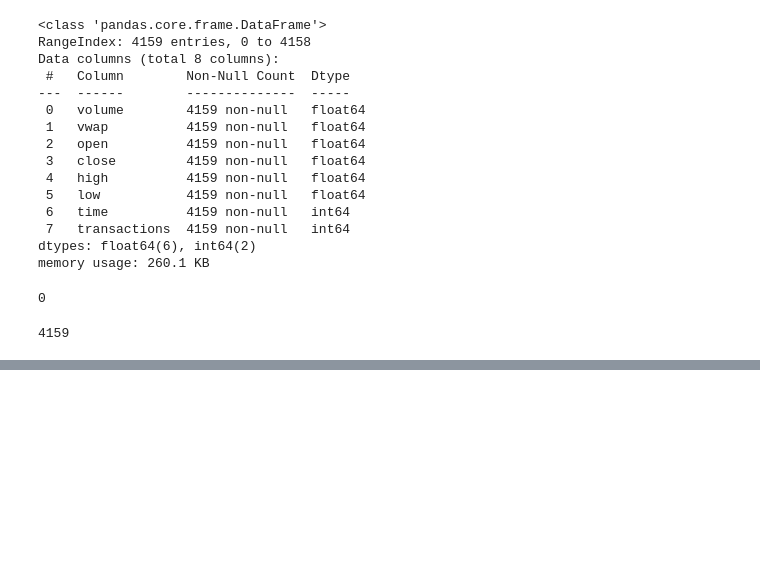
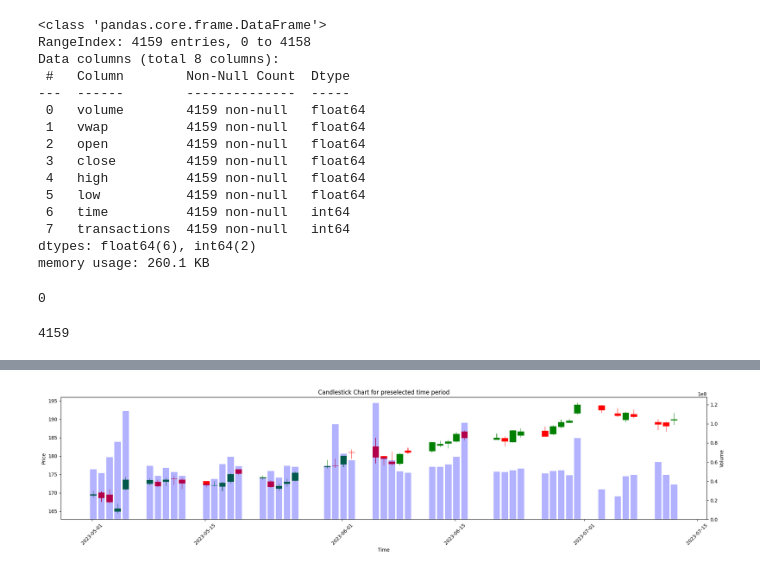
Before and after one commit to LeoBrOd/Course_in_Data_Analyse, a Jupyter notebook: Week_12_Applications_for_Data_Analysis/Day_3-4_Mini_Project_Days/Advanced_Statistical_Analysis_Of_Apple_Inc_Stock_Data/Week_12_Day_3_Mini_Project_Advanced_Statistical_Analysis_Of_Apple_Stock_Da.ipynb, the cells around one changed output, grey strips where cells are left out. Drawn from its saved outputs; the diff is of its cells as text; code cells hidden in the pictures; blank space fills up the shorter version.

```diff
--- a/Week_12_Applications_for_Data_Analysis/Day_3-4_Mini_Project_Days/Advanced_Statistical_Analysis_Of_Apple_Inc_Stock_Data/Week_12_Day_3_Mini_Project_Advanced_Statistical_Analysis_Of_Apple_Stock_Da.ipynb
+++ b/Week_12_Applications_for_Data_Analysis/Day_3-4_Mini_Project_Days/Advanced_Statistical_Analysis_Of_Apple_Inc_Stock_Data/Week_12_Day_3_Mini_Project_Advanced_Statistical_Analysis_Of_Apple_Stock_Da.ipynb
@@ -101,0 +167,30 @@ ValueError: setting an array element with a sequence. The requested array has an
+# %%
+# by applying different filters here, you can change time periods for following code
+candle_data=data[data['time']>=np.datetime64('2023-05-01')].reset_index(drop=True)
+# %%
+# Candlestick Chart
+fig, ax1 = plt.subplots(figsize=(20, 5))
+up_color = 'green'
+down_color = 'red'
+up_candles = candle_data[candle_data['day_difference'] > 0]
+down_candles = candle_data[candle_data['day_difference'] < 0]
+width1 = .8
+width2 = .05
+# Create the candlestick chart
+ax1.bar(up_candles['time'], up_candles['day_difference'], width1,bottom=up_candles['opening price'],color=up_color)
+ax1.bar(up_candles['time'], up_candles['highest price']-up_candles['closing price'], width2,bottom=up_candles['closing price'], color=up_color)
+ax1.bar(up_candles['time'], up_candles['lowest price']-up_candles['opening price'], width2,bottom=up_candles['opening price'], color=up_color)
+ax1.bar(down_candles['time'], down_candles['day_difference'], width1,bottom=down_candles['opening price'], color=down_color)
+ax1.bar(down_candles['time'], down_candles['highest price'] - down_candles['opening price'] , width2,bottom=down_candles['opening price'], color=down_color)
+ax1.bar(down_candles['time'], down_candles['lowest price'] - down_candles['closing price'],width2, bottom=down_candles['closing price'], color=down_color)
+ax1.set_title('Candlestick Chart for preselected time period')
+ax1.set_xlabel('Time')
+ax1.set_ylabel('Price')
+plt.xticks(rotation=45)
+ax2 = ax1.twinx()
+ax2.set_ylabel('Volume')
+ax2.bar(candle_data['time'], candle_data['volume'], width1 , alpha=0.3, color='blue')
+plt.tight_layout()
+plt.show()
+# %% [output]
+[figure, added]
```
Also changed, not shown: parts of 20 cells of this notebook.
